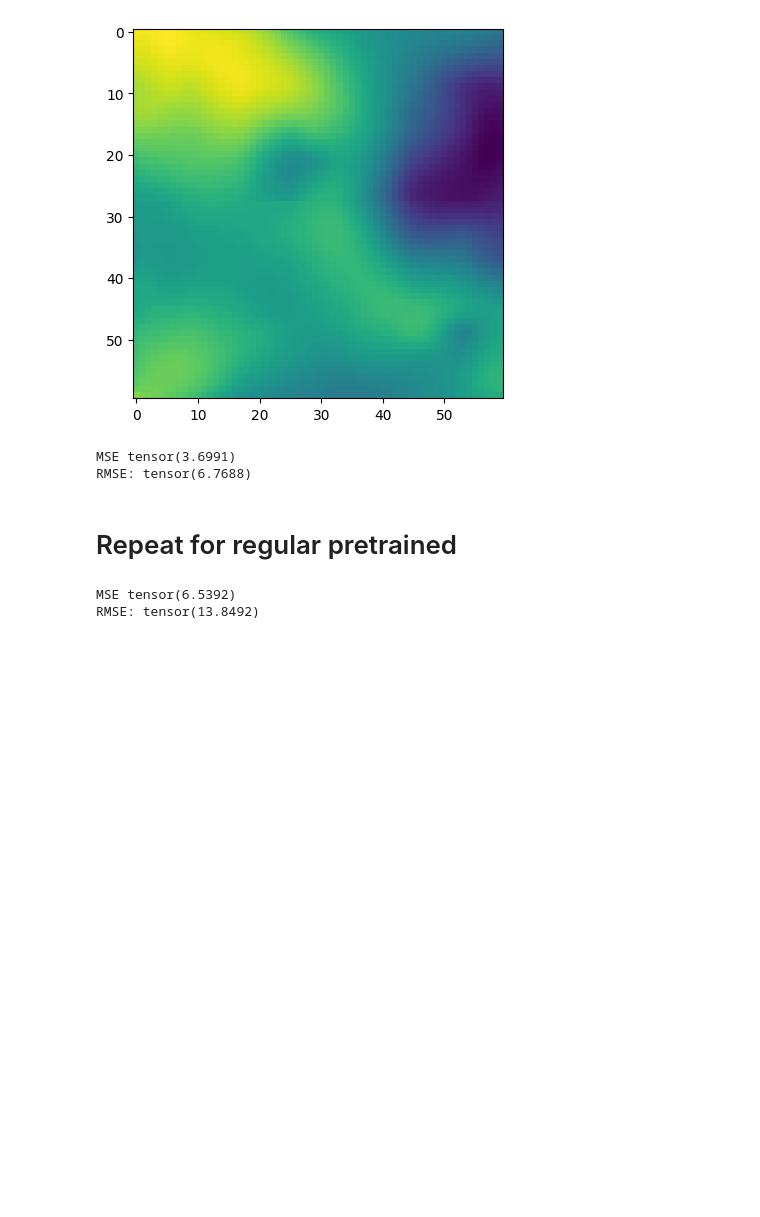
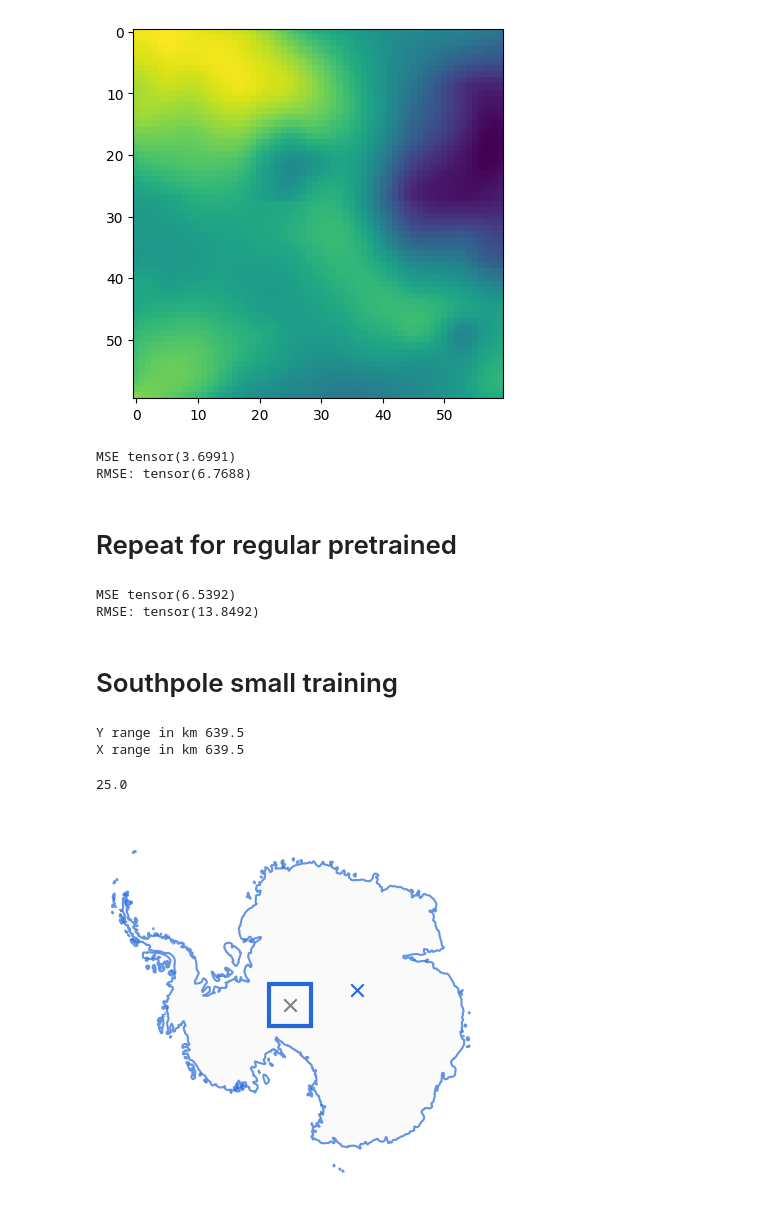
Before and after one commit to kimbente/finetune-HAT, a Jupyter notebook: KB_generate_train_val.ipynb, the cells around one changed output. Cells and saved outputs as stored; diff of their text form; code cells hidden in the pictures; blank space fills up the shorter version.

Commit message:
reconstructions using South Pole finetuning

```diff
--- a/KB_generate_train_val.ipynb
+++ b/KB_generate_train_val.ipynb
@@ -662,3 +666,5 @@ RMSE: tensor(13.8492)
 torch.save(same_area_no_fine, "/home/kim/finetune-HAT/finetuning-results/HAT_predictions_no_finetune_DOME_A.pt")
 # Save locally
 torch.save(same_area_no_fine, "/home/kim/HAT_predictions_no_finetune_DOME_A.pt")
+# %% [markdown]
+# Southpole small training
@@ -664,0 +673,23 @@ torch.save(same_area_no_fine, "/home/kim/HAT_predictions_no_finetune_DOME_A.pt")
+# %%
+sp_y_max = 320000.0 - 500
+sp_y_min = - 320000.0
+
+sp_x_max = 320000.0 - 500
+sp_x_min = - 320000.0
+
+sp_y_range = sp_y_max - sp_y_min
+sp_x_range = sp_x_max - sp_x_min
+
+print("Y range in km", sp_y_range/1000)
+print("X range in km", sp_x_range/1000)
+
+# 25 training images
+(sp_x_max - sp_x_min + 500) * (sp_y_max - sp_y_min + 500)/(128000*128000)
+# %% [output]
+Y range in km 639.5
+X range in km 639.5
+25.0
+# %%
+domain_vis(sp_y_min, sp_y_max, sp_x_min, sp_x_max)
+# %% [output]
+[figure, added]
```
Also changed, not shown: parts of 12 cells of this notebook, 5 other files.
